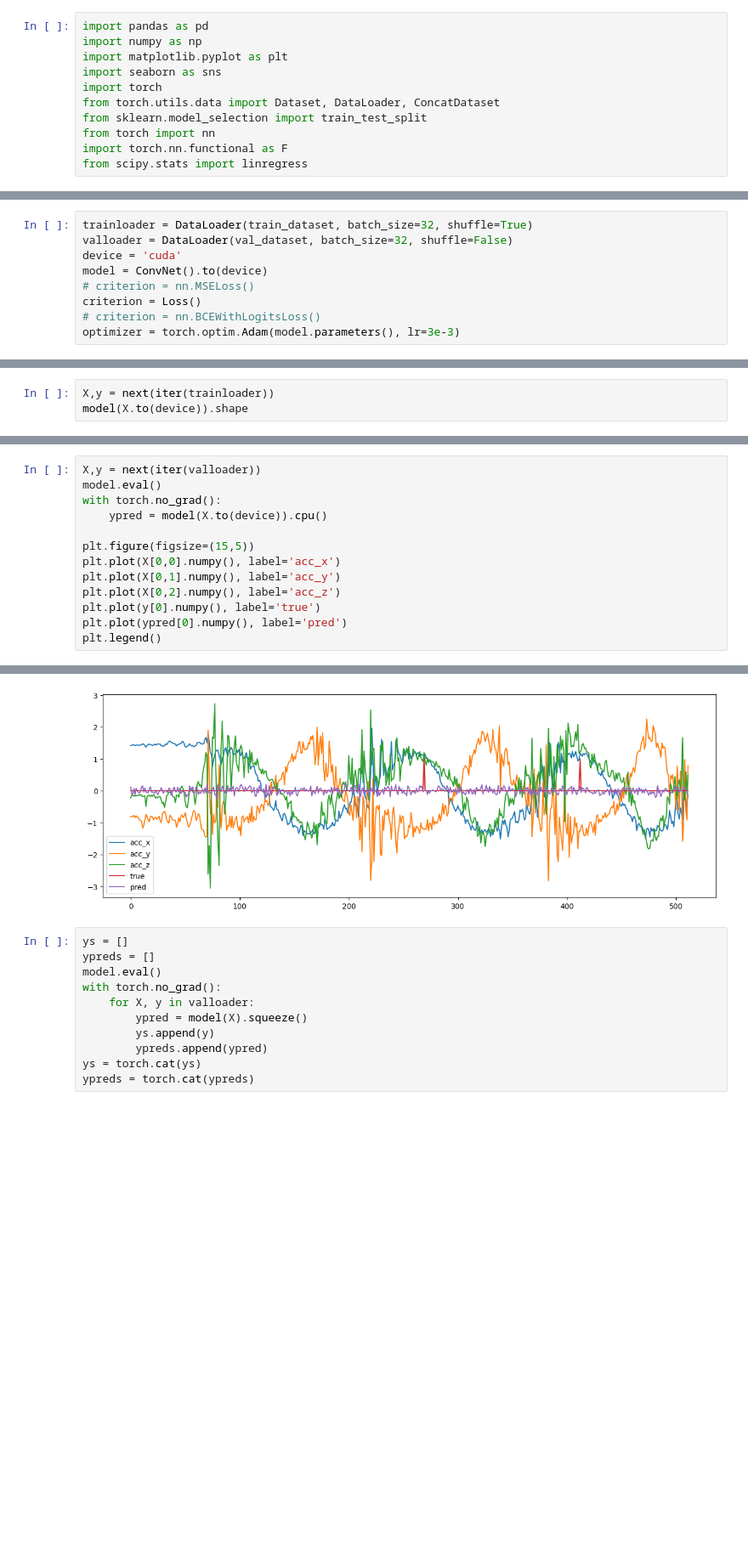
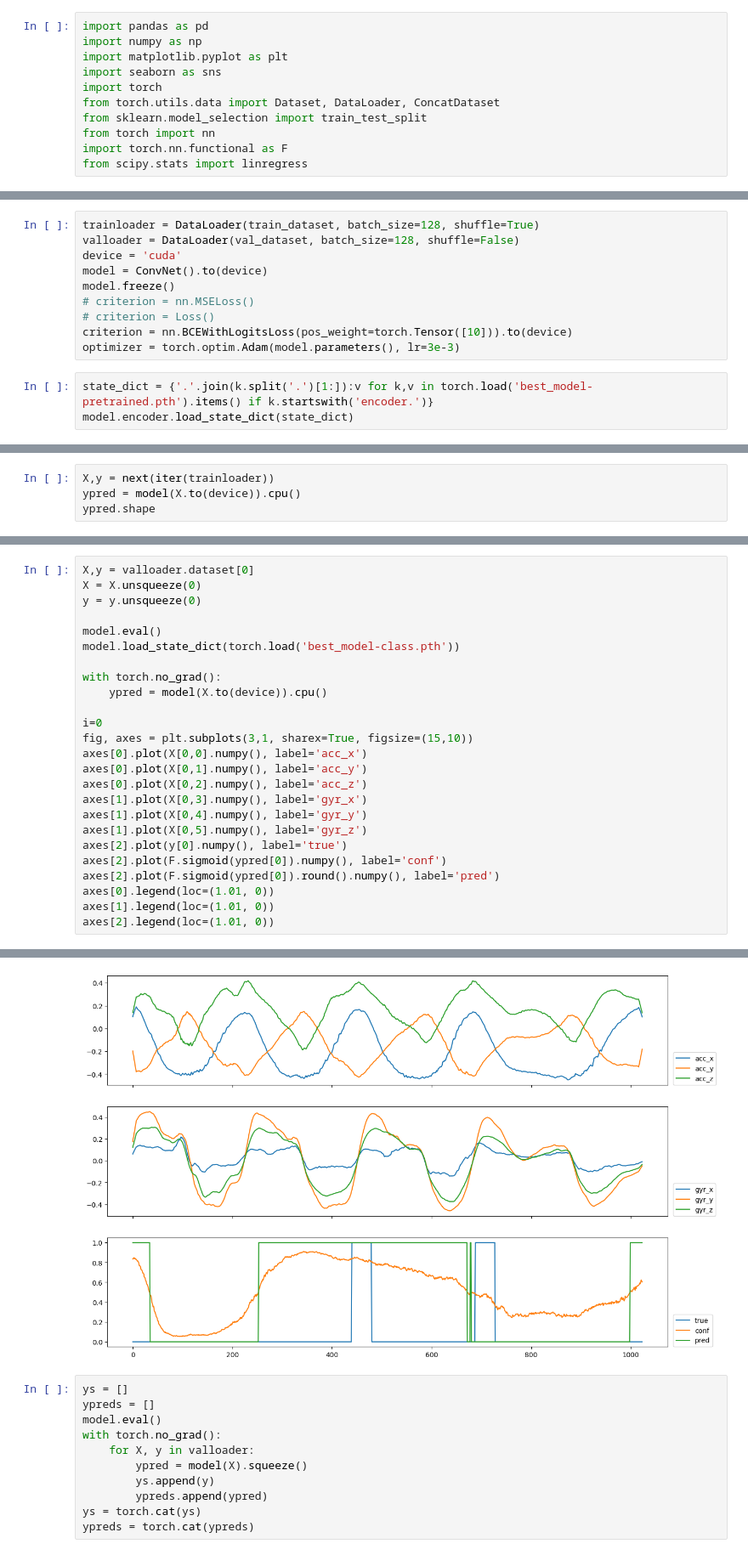
Before and after one commit to Musa-Azeem/AI-hypertrophy-coach, a Jupyter notebook: ml.ipynb, the cells around one changed output, grey strips where cells are left out. Shown at 85% size. Cells and saved outputs as stored; diff of their text form; blank space fills up the shorter version.

```diff
--- a/ml.ipynb
+++ b/ml.ipynb
@@ -144,9 +230,13 @@ class Loss(nn.Module):
 # %%
-trainloader = DataLoader(train_dataset, batch_size=32, shuffle=True)
-valloader = DataLoader(val_dataset, batch_size=32, shuffle=False)
+trainloader = DataLoader(train_dataset, batch_size=128, shuffle=True)
+valloader = DataLoader(val_dataset, batch_size=128, shuffle=False)
 device = 'cuda'
 model = ConvNet().to(device)
+model.freeze()
 # criterion = nn.MSELoss()
-criterion = Loss()
-# criterion = nn.BCEWithLogitsLoss()
+# criterion = Loss()
+criterion = nn.BCEWithLogitsLoss(pos_weight=torch.Tensor([10])).to(device)
 optimizer = torch.optim.Adam(model.parameters(), lr=3e-3)
+# %%
+state_dict = {'.'.join(k.split('.')[1:]):v for k,v in torch.load('best_model-pretrained.pth').items() if k.startswith('encoder.')}
+model.encoder.load_state_dict(state_dict)
@@ -153,4 +245,5 @@ optimizer = torch.optim.Adam(model.parameters(), lr=3e-3)
 # %%
 X,y = next(iter(trainloader))
-model(X.to(device)).shape
+ypred = model(X.to(device)).cpu()
+ypred.shape
 # %% [output]
@@ -227,19 +318,31 @@ NameError: name 'train_losses' is not defined
 # %%
-X,y = next(iter(valloader))
+X,y = valloader.dataset[0]
+X = X.unsqueeze(0)
+y = y.unsqueeze(0)
+
 model.eval()
+model.load_state_dict(torch.load('best_model-class.pth'))
+
 with torch.no_grad():
     ypred = model(X.to(device)).cpu()
 
-plt.figure(figsize=(15,5))
-plt.plot(X[0,0].numpy(), label='acc_x')
-plt.plot(X[0,1].numpy(), label='acc_y')
-plt.plot(X[0,2].numpy(), label='acc_z')
-plt.plot(y[0].numpy(), label='true')
-plt.plot(ypred[0].numpy(), label='pred')
-plt.legend()
+i=0
+fig, axes = plt.subplots(3,1, sharex=True, figsize=(15,10))
+axes[0].plot(X[0,0].numpy(), label='acc_x')
+axes[0].plot(X[0,1].numpy(), label='acc_y')
+axes[0].plot(X[0,2].numpy(), label='acc_z')
+axes[1].plot(X[0,3].numpy(), label='gyr_x')
+axes[1].plot(X[0,4].numpy(), label='gyr_y')
+axes[1].plot(X[0,5].numpy(), label='gyr_z')
+axes[2].plot(y[0].numpy(), label='true')
+axes[2].plot(F.sigmoid(ypred[0]).numpy(), label='conf')
+axes[2].plot(F.sigmoid(ypred[0]).round().numpy(), label='pred')
+axes[0].legend(loc=(1.01, 0))
+axes[1].legend(loc=(1.01, 0))
+axes[2].legend(loc=(1.01, 0))
 # %% [output]
 <matplotlib.legend.Legend at 0x...>
-[figure, old version]
+[figure, new version]
 # %%
 ys = []
 ypreds = []
```
Also changed, not shown: parts of 17 cells of this notebook, 3 other files.
